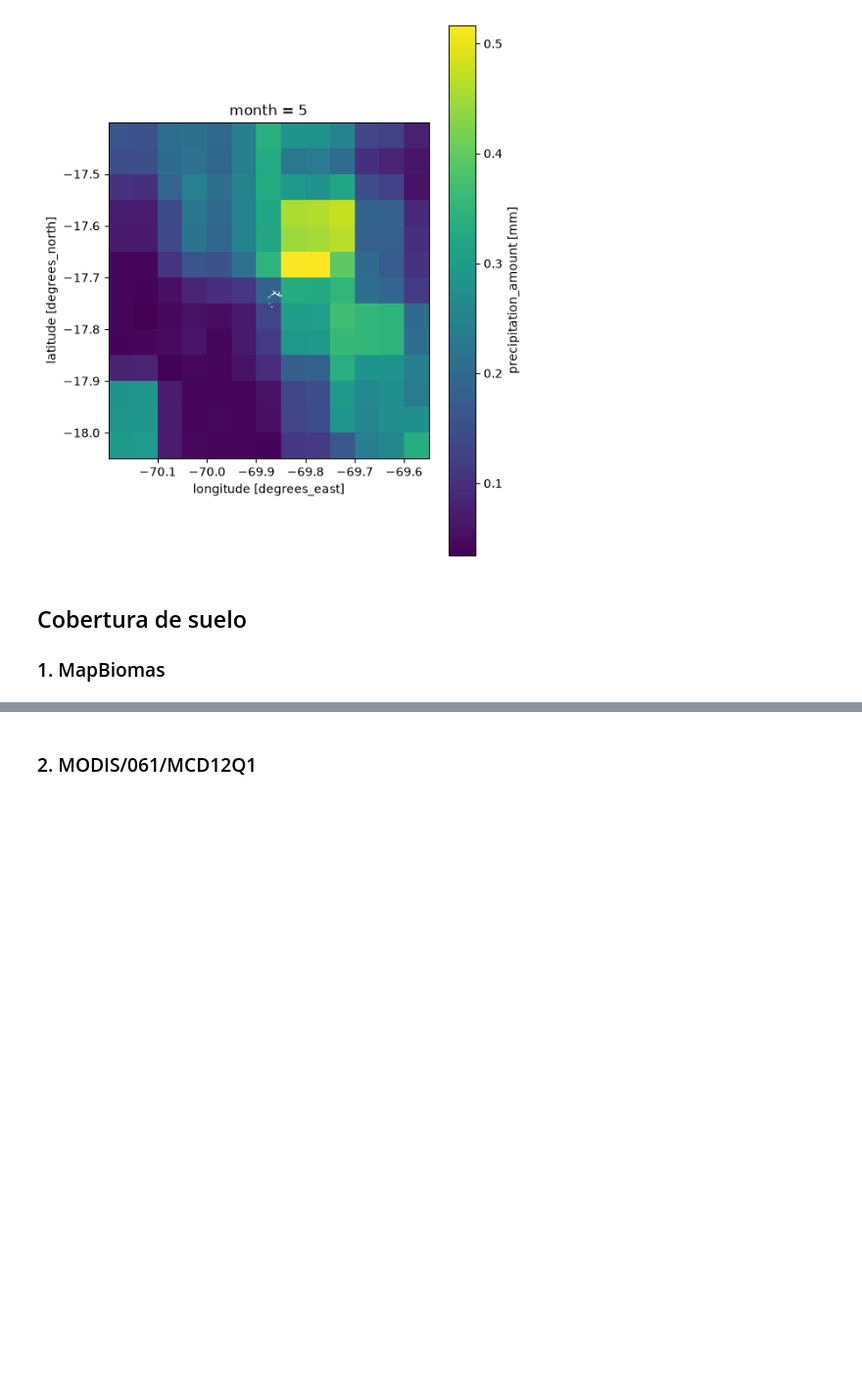
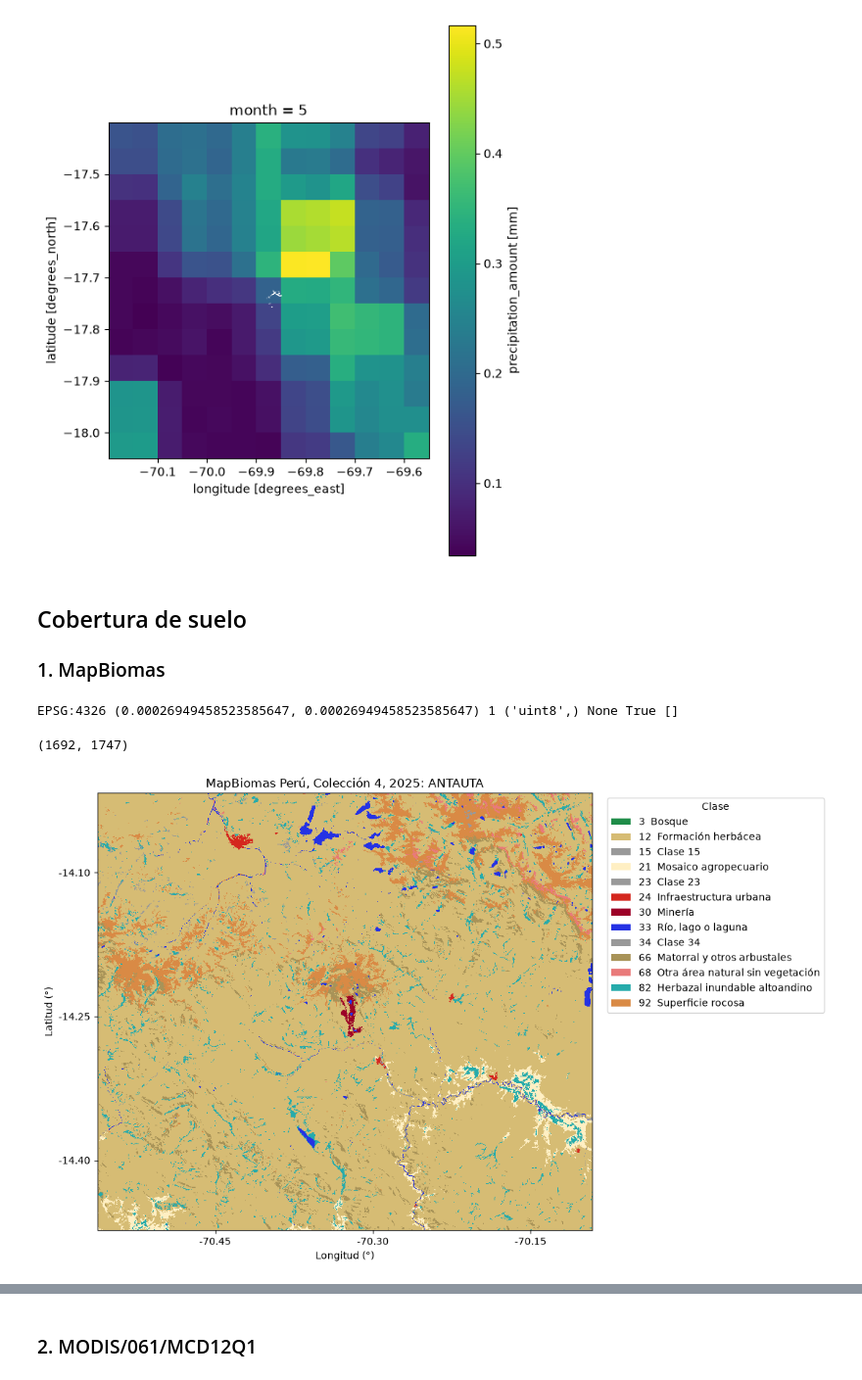
Before and after one commit to SALINASSebas/geocomp_TF, a Jupyter notebook: project_dataSearch.ipynb, the cells around one changed output, grey strips where cells are left out. Shown at 98% size. Saved outputs shown, nothing was run; the diff lists cells and outputs as text; code cells hidden in the pictures; blank space fills up the shorter version.

```diff
--- a/project_dataSearch.ipynb
+++ b/project_dataSearch.ipynb
@@ -323,3 +330,79 @@ bof_caplina.plot(ax=ax, facecolor='none', edgecolor='white', linewidth=0.5)
 # %% [markdown]
 ## Cobertura de suelo
 ### 1. MapBiomas
+# %%
+# Puede ser la URL o una ruta local al archivo
+RUTA = (
+    "https://storage.googleapis.com/mapbiomas-public/initiatives/peru/"
+    "collection4/lulc/coverage/peru_coverage/peru_coverage-col4_2025.tif"
+)
+
+# Inspección rápida del archivo
+with rasterio.open(RUTA) as src:
+    print(src.crs, src.res, src.count, src.dtypes, src.nodata, src.profile.get("tiled"), src.overviews(1))
+
+# CRS: EPSG:4326, coordenadas geográficas (en grados)
+# Tamaño de píxel: 0.000269° en x e y, cerca de 30 m en la zona
+# Bandas: 1, de tipo uint8 (enteros de 0 a 255). Cada valor es el código de una clase
+# nodata: None, el archivo no declara un valor sin dato
+# tiled: True, los datos están organizados en bloques (tiles) internos
+# overviews: [], no hay versiones de menor resolución
+# %% [output]
+EPSG:4326 (0.00026949458523585647, 0.00026949458523585647) 1 ('uint8',) None True []
+# %%
+# Lectura solo del área de interés
+BBOX = box_antauta
+
+mb = (
+    rio.open_rasterio(RUTA)
+    .squeeze("band", drop=True)
+    .rio.clip_box(*BBOX, crs="EPSG:4326")
+    .load()
+)
+print(mb.shape)
+# %% [output]
+(1692, 1747)
+# %%
+# LEYENDA: Nombre y color de las clases
+LEYENDA = {
+    3:  ("Bosque", "#1f8d49"),
+    6:  ("Bosque inundable", "#026975"),
+    11: ("Formación herbácea inundable", "#519799"),
+    12: ("Formación herbácea", "#d6bc74"),
+    21: ("Mosaico agropecuario", "#ffefc3"),
+    24: ("Infraestructura urbana", "#d4271e"),
+    30: ("Minería", "#9c0027"),
+    33: ("Río, lago o laguna", "#2532e4"),
+    66: ("Matorral y otros arbustales", "#a89358"),
+    68: ("Otra área natural sin vegetación", "#e97a7a"),
+    82: ("Herbazal inundable altoandino", "#26abab"),
+    92: ("Superficie rocosa", "#d98a45")
+}
+
+codigos = np.unique(mb.values[~np.isnan(mb.values)]).astype(int)
+nombres = [LEYENDA.get(c, (f"Clase {c}", "#999999"))[0] for c in codigos]
+colores = [LEYENDA.get(c, (f"Clase {c}", "#999999"))[1] for c in codigos]
+
+idx = np.where(np.isnan(mb.values), np.nan, np.searchsorted(codigos, mb.values))
+mb_idx = mb.copy(data=idx)
+
+fig, ax = plt.subplots(figsize=(9, 8))
+mb_idx.plot(
+    ax=ax, cmap=ListedColormap(colores),
+    vmin=-0.5, vmax=len(codigos) - 0.5, add_colorbar=False,
+)
+ax.legend(
+    handles=[Patch(facecolor=c, label=f"{k}  {n}") for k, n, c in zip(codigos, nombres, colores)],
+    loc="upper left", bbox_to_anchor=(1.02, 1), title="Clase",
+)
+ax.set_title("MapBiomas Perú, Colección 4, 2025: ANTAUTA")
+ax.set_xlabel("Longitud (°)")
+ax.set_ylabel("Latitud (°)")
+for eje in (ax.xaxis, ax.yaxis):
+    eje.set_major_locator(MaxNLocator(4))
+    eje.set_major_formatter(FormatStrFormatter("%.2f"))
+plt.show()
+
+# CAMBIOS REALIZADOS HASTA AQUI
+# %% [output]
+[figure, added]
```
Also changed, not shown: parts of 11 cells of this notebook.
